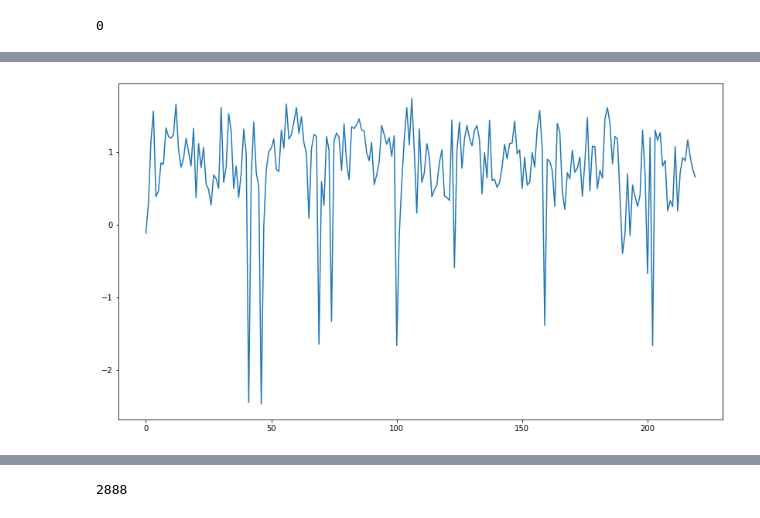
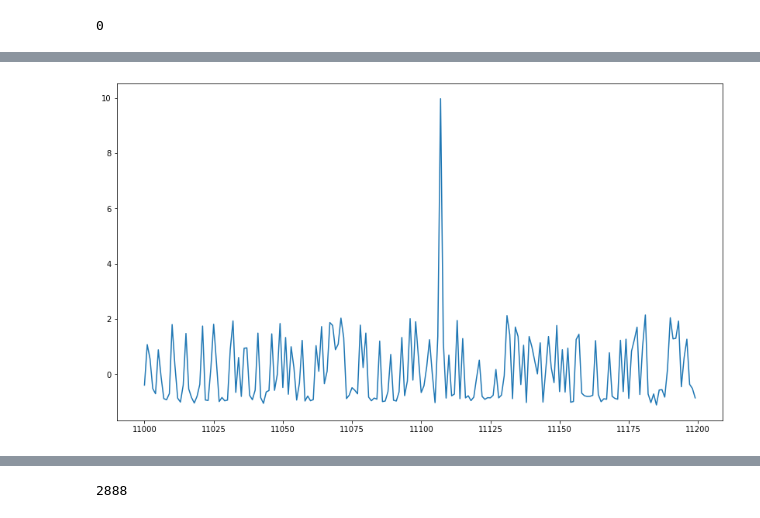
Before and after one commit to alextabac/TSAD_project, a Jupyter notebook: TSAD_DAMP_variants.ipynb, the cells around one changed output, grey strips where cells are left out. Cells and saved outputs as stored; diff of their text form; code cells hidden in the pictures.

```diff
--- a/TSAD_DAMP_variants.ipynb
+++ b/TSAD_DAMP_variants.ipynb
@@ -43,7 +43,7 @@ import data_prep
 reload(data_prep)
 from data_prep import Data_Preprocess as dprep
 # %%
-data_obj = dprep('min', 20)
+data_obj = dprep(aggregate_type='min', aggregate_amount=15, feature_num=2)
 data_obj.load_data(files[0], delimiter)
 # %% [output]
 File loaded with 11568827 rows.
@@ -256 +258,3 @@ ramp_dfs[10].to_excel('..//..//sample_data_file.xlsx', engine='xlsxwriter')
+# %%
+test_dfs = ramp_dfs
 # %%
@@ -354,5 +359,5 @@ plt.show()
 # %%
-TT = ppress_dfs[0]['norm']
+TT = test_dfs[0]['value']
 # %%
 import DAMP_V2
 reload(DAMP_V2)
@@ -384,6 +411,6 @@ Predicted discord score/position: 4.825567762541175 / [161]
 # %%
 plt.figure(figsize=(14, 8))
-plt.plot(np.arange(0, 220), TT[:220])
+plt.plot(np.arange(11000, 11200), TT[11000:11200])
 plt.show()
 # %% [output]
-[figure, old version]
+[figure, new version]
```
Also changed, not shown: parts of 29 cells of this notebook.
